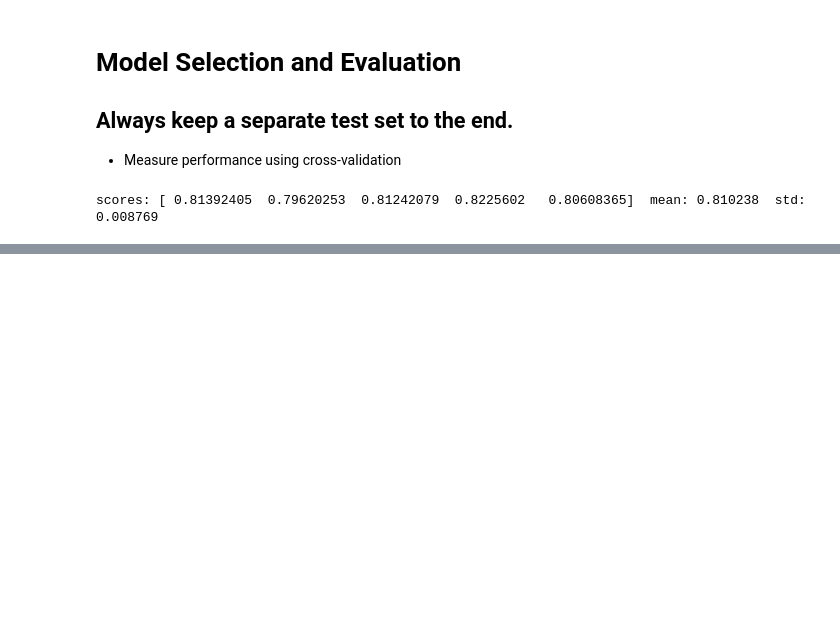
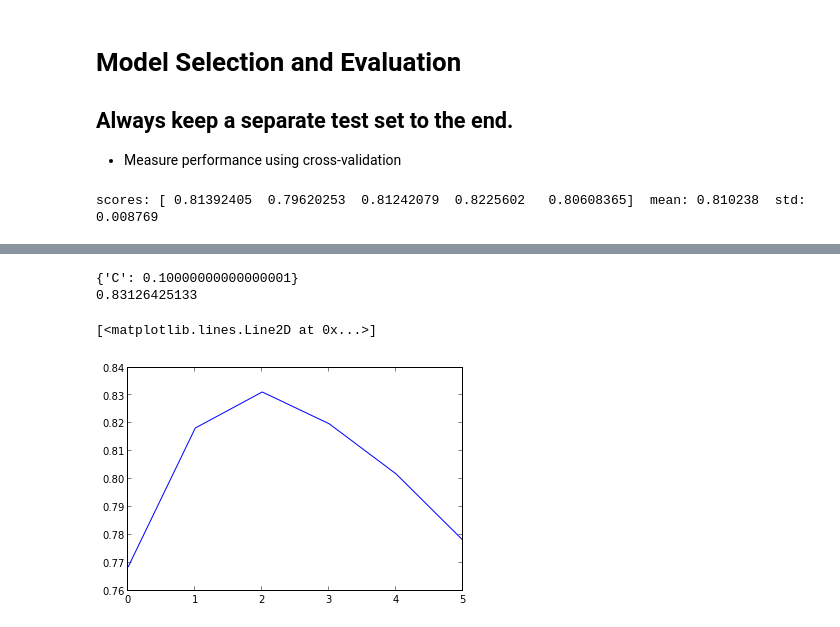
Before and after one commit to amueller/sklearn_tutorial, a Jupyter notebook: presentation.ipynb, the cells around one changed output, grey strips where cells are left out. Saved outputs shown, nothing was run; the diff lists cells and outputs as text; code cells hidden in the pictures; blank space fills up the shorter version.

```diff
--- a/presentation.ipynb
+++ b/presentation.ipynb
@@ -357,0 +363,5 @@ scores: [ 0.81392405  0.79620253  0.81242079  0.8225602   0.80608365]  mean: 0.8
+# %%
+from sklearn.grid_search import GridSearchCV
+param_grid = {'C': 10. ** np.arange(-3, 3)}
+grid_search = GridSearchCV(LinearSVC(), param_grid=param_grid, verbose=3)
+grid_search.fit(X_train, y_train)
@@ -357,0 +397,11 @@ scores: [ 0.81392405  0.79620253  0.81242079  0.8225602   0.80608365]  mean: 0.8
+# %%
+print(grid_search.best_params_)
+print(grid_search.best_score_)
+# %% [output]
+{'C': 0.10000000000000001}
+0.83126425133
+# %%
+plt.plot([c.mean_validation_score for c in grid_search.cv_scores_])
+# %% [output]
+[<matplotlib.lines.Line2D at 0x...>]
+[figure, added]
```
Also changed, not shown: parts of 6 cells of this notebook.
